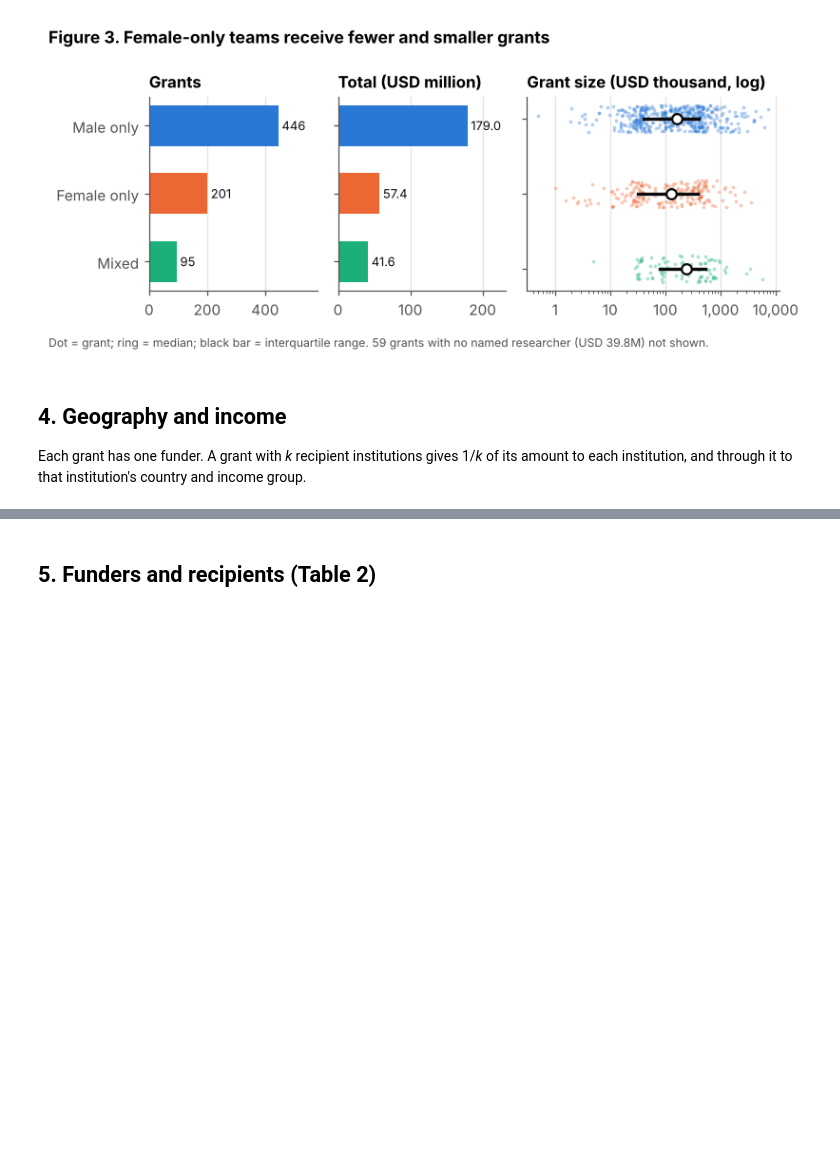
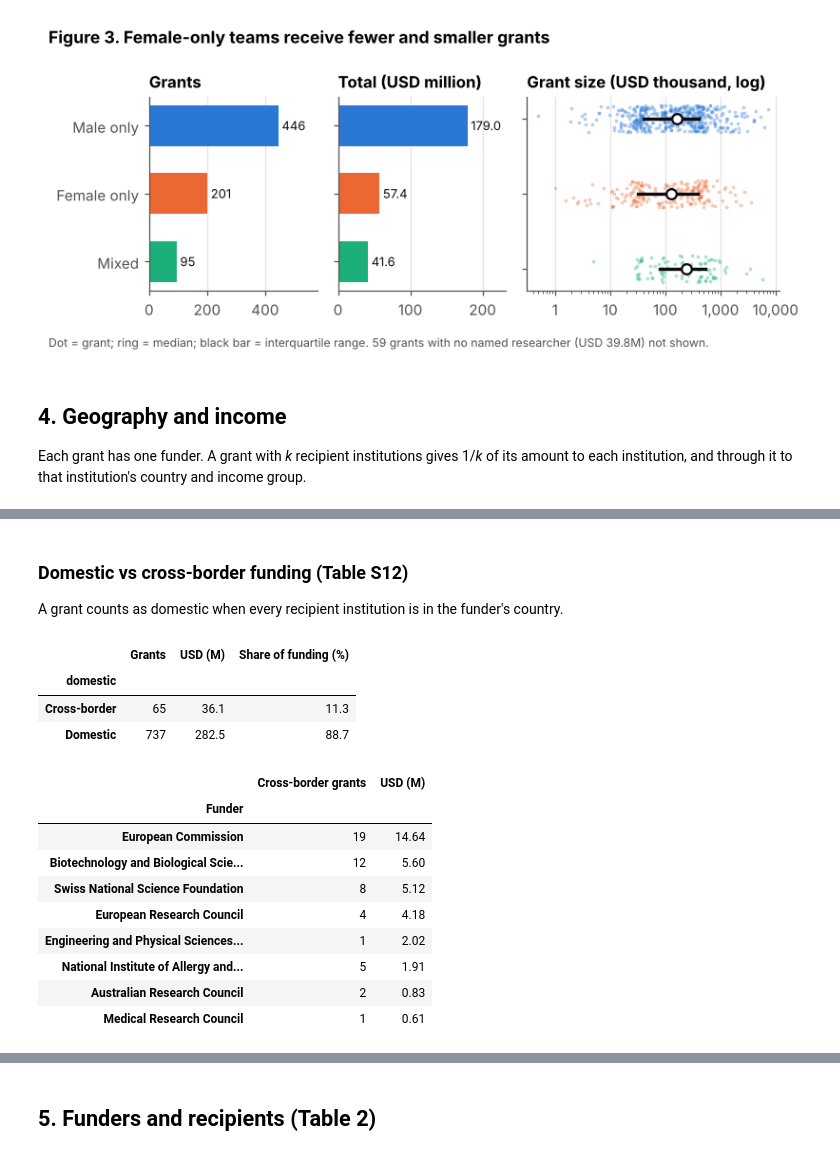
Before and after one commit to descartesmbogning/phage-therapy-funding, a Jupyter notebook: notebooks/03_main_analysis.ipynb, the cells around one changed output, grey strips where cells are left out. Cells and saved outputs as stored; diff of their text form; code cells hidden in the pictures; blank space fills up the shorter version.

```diff
--- a/notebooks/03_main_analysis.ipynb
+++ b/notebooks/03_main_analysis.ipynb
@@ -261,3 +289,33 @@ ctry.to_csv(TAB / "S5_countries.csv"); ctry.head(15)
+# %% [markdown]
+### Domestic vs cross-border funding (Table S12)
+A grant counts as domestic when every recipient institution is in the funder's country.
+# %%
+d["domestic"] = [all(x == fc for x in str(rc).split(";") if x) for fc, rc in zip(d["Funder Country"], d["receiver_country_list"])]
+s12 = pd.DataFrame({
+    "Grants": d.groupby("domestic").size(),
+    "USD (M)": (d.groupby("domestic")[pf.USD].sum() / 1e6).round(1),
+}).rename(index={True: "Domestic", False: "Cross-border"})
+s12["Share of funding (%)"] = (s12["USD (M)"] / s12["USD (M)"].sum() * 100).round(1)
+s12.to_csv(TAB / "S12_domestic_vs_crossborder.csv")
+display(s12)
+cb = (d[~d.domestic].groupby("Funder")[pf.USD].agg(["count", "sum"]).sort_values("sum", ascending=False).head(8))
+cb["sum"] = (cb["sum"] / 1e6).round(2); cb.columns = ["Cross-border grants", "USD (M)"]
+cb.to_csv(TAB / "S13_crossborder_funders.csv"); cb
+# %% [output]
+|  | Grants | USD (M) | Share of funding (%) |
+| domestic |  |  |  |
+| Cross-border | 65 | 36.1 | 11.3 |
+| Domestic | 737 | 282.5 | 88.7 |
+|  | Cross-border grants | USD (M) |
+| Funder |  |  |
+| European Commission | 19 | 14.64 |
+| Biotechnology and Biological Scie... | 12 | 5.60 |
+| Swiss National Science Foundation | 8 | 5.12 |
+| European Research Council | 4 | 4.18 |
+| Engineering and Physical Sciences... | 1 | 2.02 |
+| National Institute of Allergy and... | 5 | 1.91 |
+| Australian Research Council | 2 | 0.83 |
+| Medical Research Council | 1 | 0.61 |
 # %%
 fig, axes = plt.subplots(1, 2, figsize=(7.4, 3.4), gridspec_kw={"width_ratios": [1, 1.25]})
 ax = axes[0]
```
Also changed, not shown: parts of 8 cells of this notebook, 20 other files.
